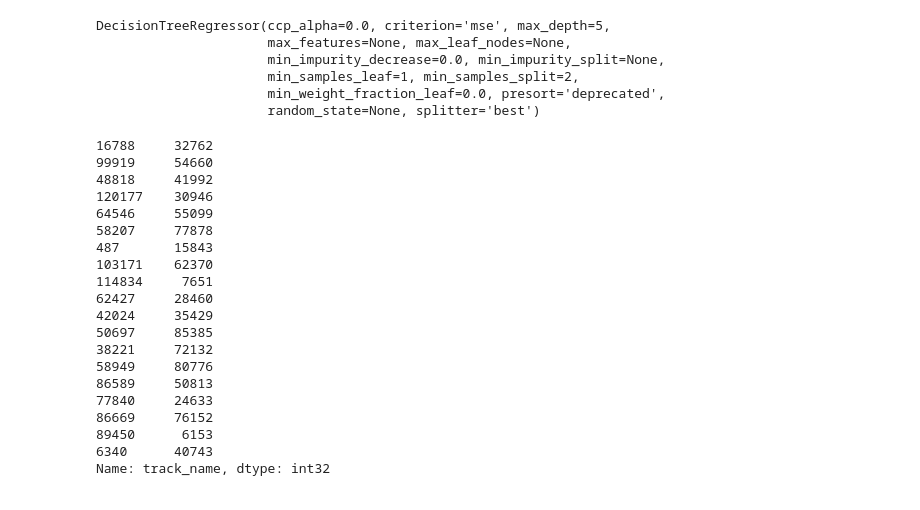
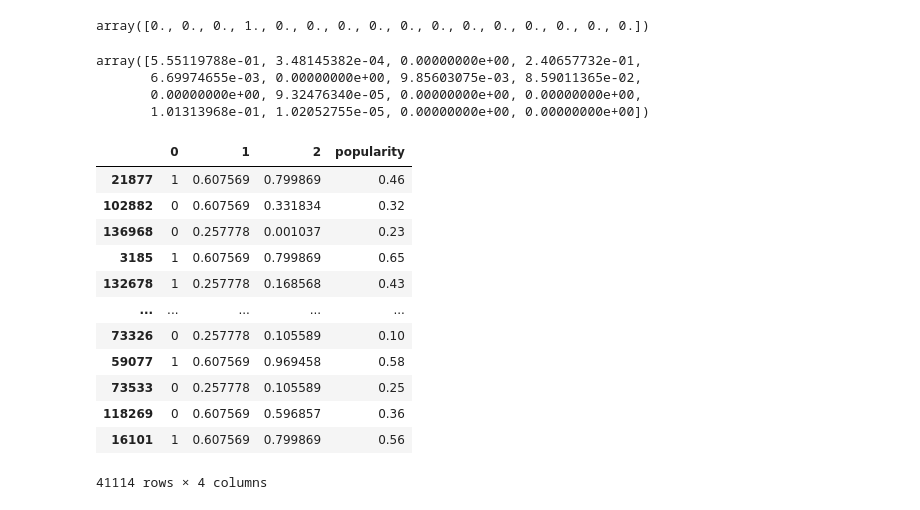
Before and after one commit to ian-gascon/cuddly-waffle, a Jupyter notebook: src/Decision Tree.ipynb, the cells around one changed output. Saved outputs shown, nothing was run; the diff lists cells and outputs as text; code cells hidden in the pictures.

```diff
--- a/src/Decision Tree.ipynb
+++ b/src/Decision Tree.ipynb
@@ -88,10 +95,6 @@ regr_2 = DecisionTreeRegressor(max_depth=5)
 
 regr_1.fit(X_train, y_train)
 regr_2.fit(X_train, y_train)
+
+y_1 = regr_1.predict(X_test)
+y_2 = regr_2.predict(X_test)
-# %% [output]
-DecisionTreeRegressor(ccp_alpha=0.0, criterion='mse', max_depth=5,
-                      max_features=None, max_leaf_nodes=None,
-                      min_impurity_decrease=0.0, min_impurity_split=None,
-                      min_samples_leaf=1, min_samples_split=2,
-                      min_weight_fraction_leaf=0.0, presort='deprecated',
-                      random_state=None, splitter='best')
@@ -101,23 +101,38 @@ y_2 = regr_2.predict(X_test)
-# %%
-X_train.track_name[1:20]
-# %% [output]
-16788     32762
-99919     54660
-48818     41992
-120177    30946
-64546     55099
-58207     77878
-487       15843
-103171    62370
-114834     7651
-62427     28460
-42024     35429
-50697     85385
-38221     72132
-58949     80776
-86589     50813
-77840     24633
-86669     76152
-89450      6153
-6340      40743
-Name: track_name, dtype: int32
+# %%
+regr_1.feature_importances_ ## Weights of features
+# %% [output]
+array([0., 0., 0., 1., 0., 0., 0., 0., 0., 0., 0., 0., 0., 0., 0., 0.])
+# %%
+regr_2.feature_importances_ ## Weights of features
+# %% [output]
+array([5.55119788e-01, 3.48145382e-04, 0.00000000e+00, 2.40657732e-01,
+       6.69974655e-03, 0.00000000e+00, 9.85603075e-03, 8.59011365e-02,
+       0.00000000e+00, 9.32476340e-05, 0.00000000e+00, 0.00000000e+00,
+       1.01313968e-01, 1.02052755e-05, 0.00000000e+00, 0.00000000e+00])
+# %%
+#Re-assign Indices
+indices = X_test.index
+y_1 = pd.DataFrame(y_1, index = indices)
+y_2 = pd.DataFrame(y_2, index = indices)
+
+## Build Graphing Dataset
+all_test = pd.concat([y_test, y_1, y_2], axis = 1, ignore_index = True)
+all_test
+
+## Add ground truth popularity
+y_0 = all_test.join(songs_class['popularity']/100) # Divide by 100 because regressor is between 0 and 1
+y_0
+# %% [output]
+|  | 0 | 1 | 2 | popularity |
+| 21877 | 1 | 0.607569 | 0.799869 | 0.46 |
+| 102882 | 0 | 0.607569 | 0.331834 | 0.32 |
+| 136968 | 0 | 0.257778 | 0.001037 | 0.23 |
+| 3185 | 1 | 0.607569 | 0.799869 | 0.65 |
+| 132678 | 1 | 0.257778 | 0.168568 | 0.43 |
+| ... | ... | ... | ... | ... |
+| 73326 | 0 | 0.257778 | 0.105589 | 0.10 |
+| 59077 | 1 | 0.607569 | 0.969458 | 0.58 |
+| 73533 | 0 | 0.257778 | 0.105589 | 0.25 |
+| 118269 | 0 | 0.607569 | 0.596857 | 0.36 |
+| 16101 | 1 | 0.607569 | 0.799869 | 0.56 |
+41114 rows × 4 columns
```
Also changed, not shown: parts of 10 cells of this notebook.
